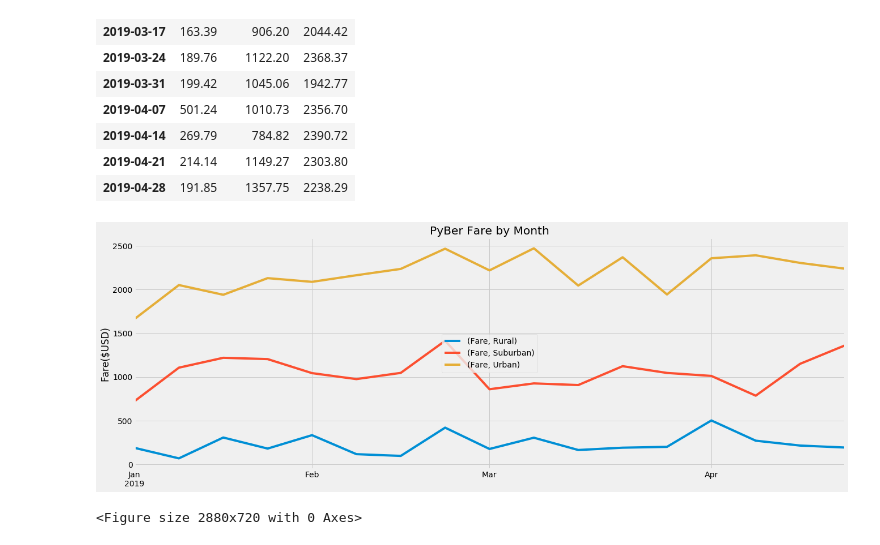
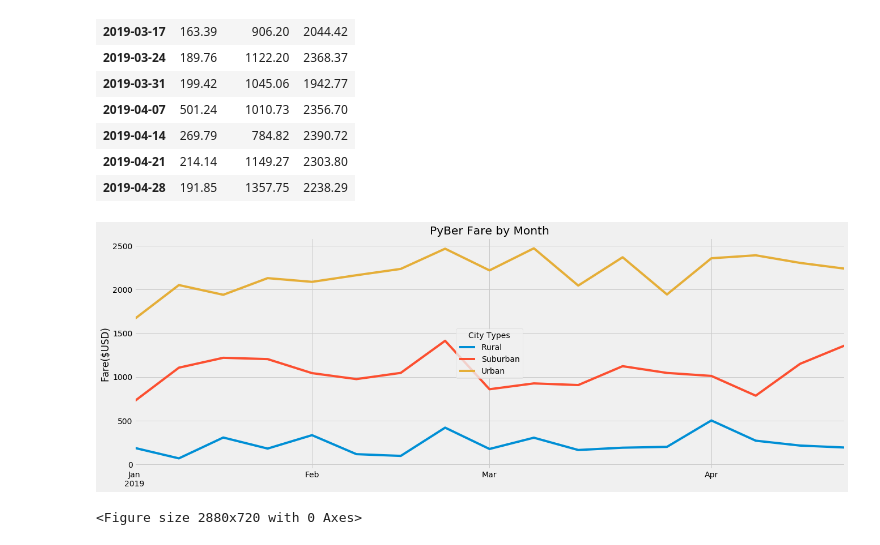
Before and after one commit to natrockwood/PyBer_Analysis, a Jupyter notebook: PyBer_Analysis.ipynb, the cells around one changed output. Drawn from its saved outputs; the diff is of its cells as text; code cells hidden in the pictures.

```diff
--- a/PyBer_Analysis.ipynb
+++ b/PyBer_Analysis.ipynb
@@ -1162,25 +1162,25 @@ df_resampled
 # %%
 # Part 2.12: Using the object-oriented interface method, plot the DataFrame you created in Step 11 using the df.plot() function
 
 # Use the graph style fivethirtyeight.
 plt.style.use('fivethirtyeight')
 
 fig, ax = plt.subplots(figsize=(20, 7))
 df_resampled.plot(ax=ax)
+plt.axis("On")
 
 # Add a title.
 plt.title("PyBer Fare by Month")
 
 # Add x- and y-axes labels according to the final figure.
 plt.xlabel("")
 plt.ylabel("Fare($USD)")
-plt.legend(loc="center")
-
+plt.legend(['Rural','Suburban', 'Urban'], loc="center", title="City Types")
 # Make the figure size large enough so it’s not too small.
 plt.figure(figsize=(40, 10))
 
 # Save the figure to the “analysis” folder.
 fig.savefig("analysis/Final_Analysis.png")
 # %% [output]
-[figure, old version]
+[figure, new version]
 <Figure size 2880x720 with 0 Axes>
```
Also changed, not shown: 1 other file.
